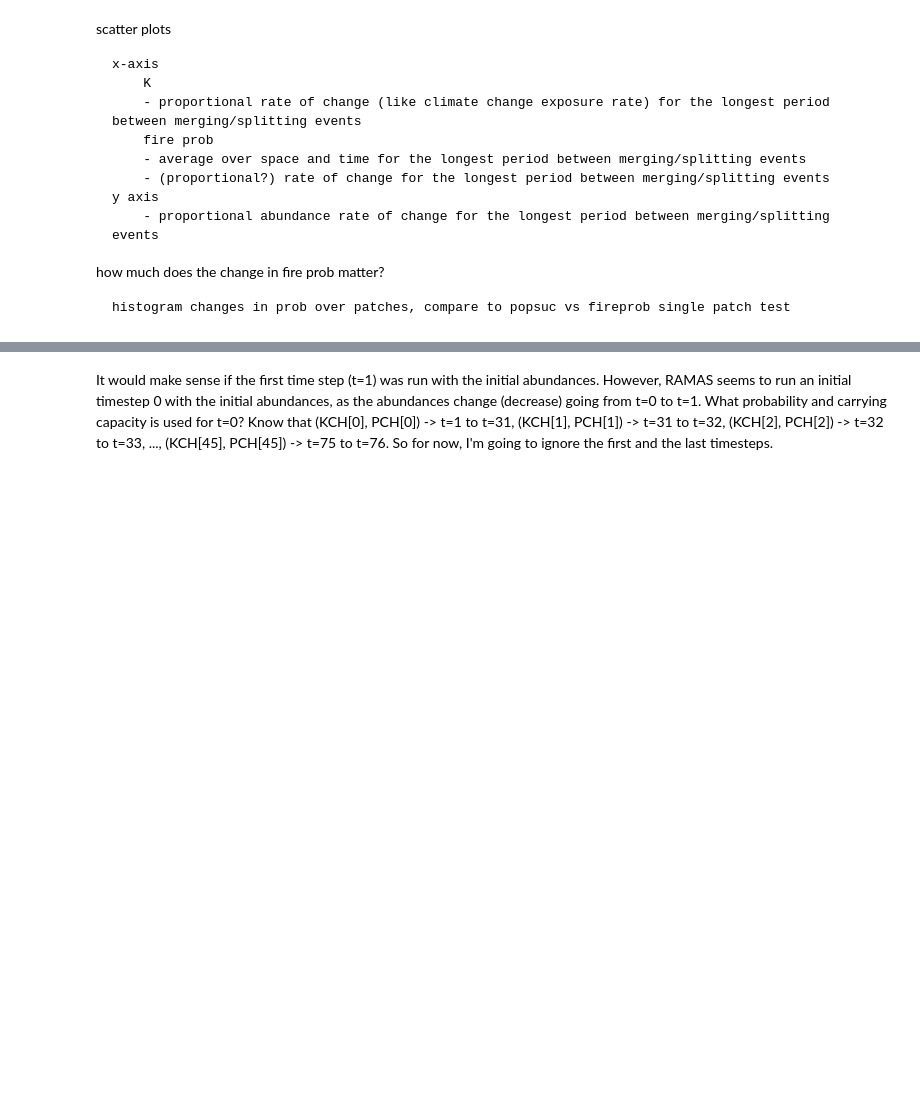
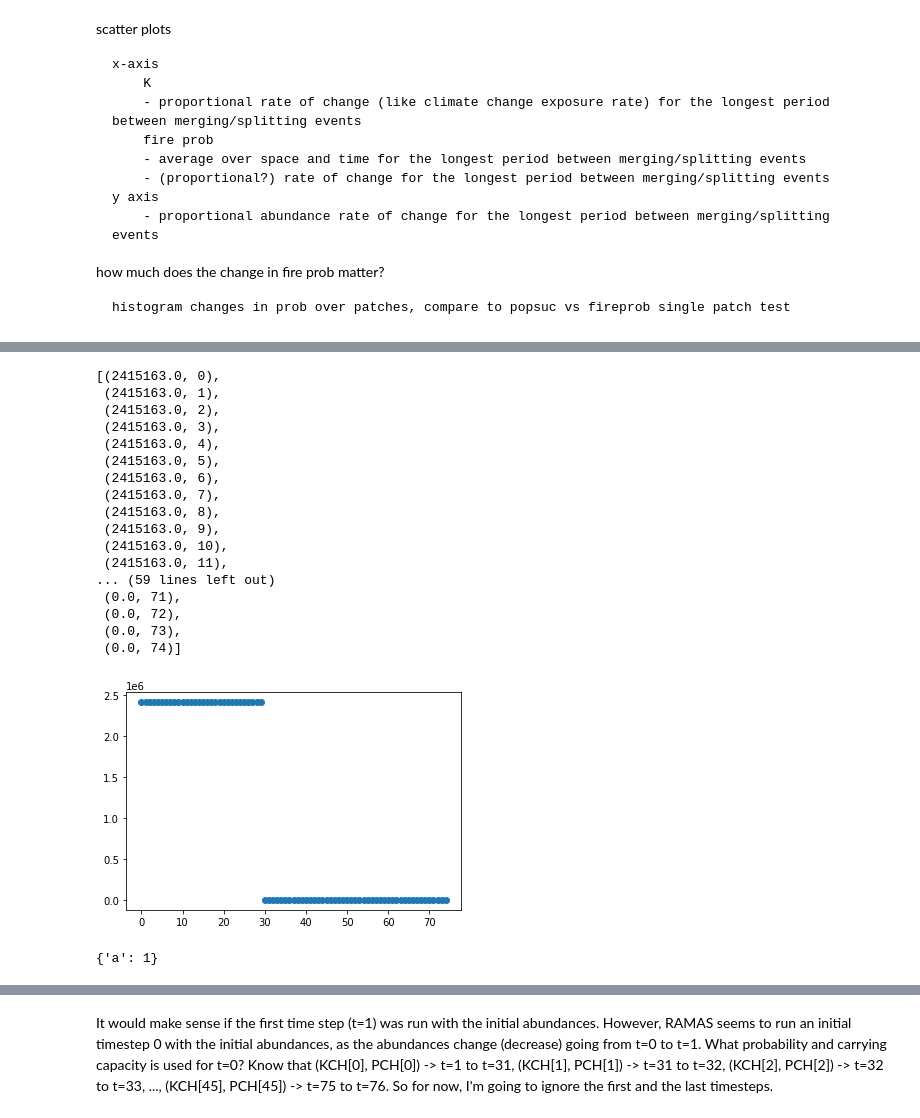
Before and after one commit to patricklawton/TecateCypress, a Jupyter notebook: analysis.ipynb, the cells around one changed output, grey strips where cells are left out. Cells and saved outputs as stored; diff of their text form; code cells hidden in the pictures; blank space fills up the shorter version.

```diff
--- a/analysis.ipynb
+++ b/analysis.ipynb
@@ -54 +68,28 @@ No, just assume the pop numbers in the split markers in mp file are correct, mar
+# %%
+plt.scatter(range(len(Ks)), Ks); [(K, t) for K, t in zip(Ks, range(len(Ks)))]
+# %% [output]
+[(2415163.0, 0),
+ (2415163.0, 1),
+ (2415163.0, 2),
+ (2415163.0, 3),
+ (2415163.0, 4),
+ (2415163.0, 5),
+ (2415163.0, 6),
+ (2415163.0, 7),
+ (2415163.0, 8),
+ (2415163.0, 9),
+ (2415163.0, 10),
+ (2415163.0, 11),
+... (59 lines left out)
+ (0.0, 71),
+ (0.0, 72),
+ (0.0, 73),
+ (0.0, 74)]
+[figure, added]
+# %%
+test = {}
+test.update({'a':1})
+test
+# %% [output]
+{'a': 1}
 # %%
```
Also changed, not shown: parts of 21 cells of this notebook, 3 other files.
